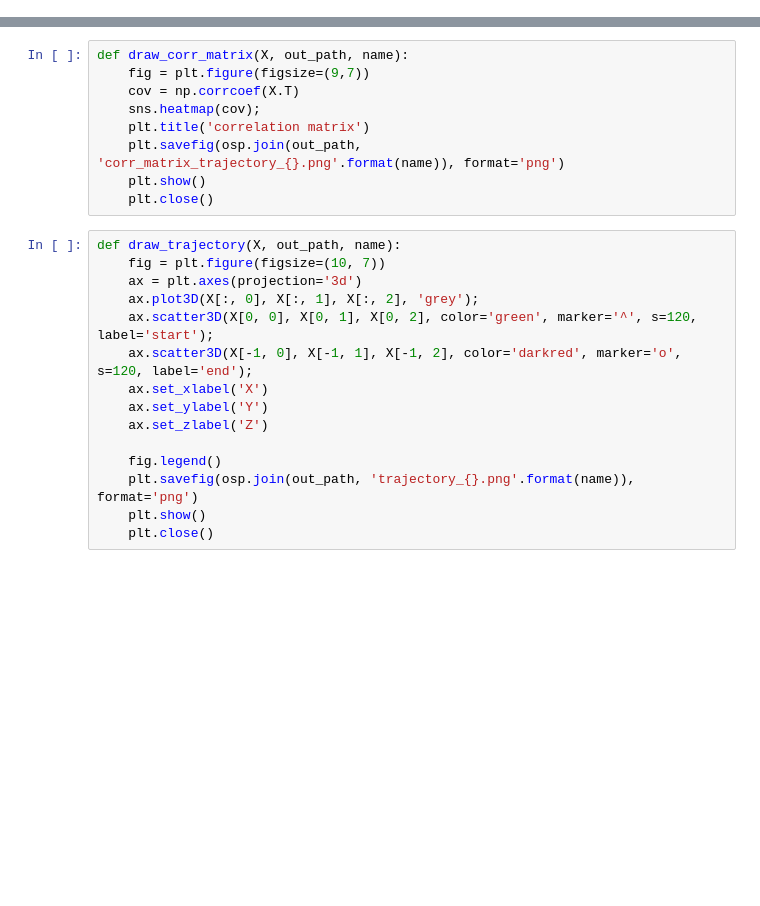
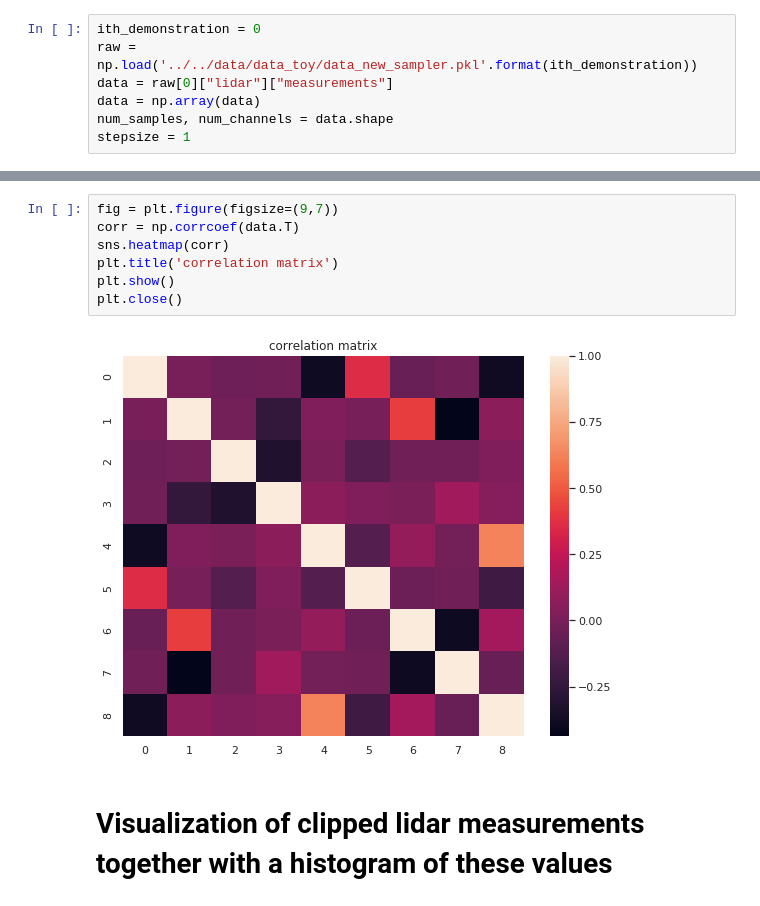
Before and after one commit to georgosgeorgos/DLRC_2018, a Jupyter notebook: experiments/03_visualize_lidar_measurements/lidar_measurements_exploration.ipynb, the cells around one changed output, grey strips where cells are left out. Saved outputs shown, nothing was run; the diff lists cells and outputs as text; blank space fills up the shorter version.

Commit message:
update plots

```diff
--- a/experiments/03_visualize_lidar_measurements/lidar_measurements_exploration.ipynb
+++ b/experiments/03_visualize_lidar_measurements/lidar_measurements_exploration.ipynb
@@ -16,0 +19,7 @@ print(sns.__version__, pd.__version__, np.__version__)
+# %%
+ith_demonstration = 0
+raw = np.load('../../data/data_toy/data_new_sampler.pkl'.format(ith_demonstration))
+data = raw[0]["lidar"]["measurements"]
+data = np.array(data)
+num_samples, num_channels = data.shape
+stepsize = 1
@@ -17,24 +51,11 @@ print(sns.__version__, pd.__version__, np.__version__)
 # %%
-def draw_corr_matrix(X, out_path, name):
-    fig = plt.figure(figsize=(9,7))
-    cov = np.corrcoef(X.T)
-    sns.heatmap(cov);
-    plt.title('correlation matrix')
-    plt.savefig(osp.join(out_path, 'corr_matrix_trajectory_{}.png'.format(name)), format='png')
-    plt.show()
-    plt.close()
+fig = plt.figure(figsize=(9,7))
+corr = np.corrcoef(data.T)
+sns.heatmap(corr)
+plt.title('correlation matrix')
+plt.show()
+plt.close()
+# %% [output]
+[figure, added]
-# %%
-def draw_trajectory(X, out_path, name):
-    fig = plt.figure(figsize=(10, 7))
-    ax = plt.axes(projection='3d')
-    ax.plot3D(X[:, 0], X[:, 1], X[:, 2], 'grey');
-    ax.scatter3D(X[0, 0], X[0, 1], X[0, 2], color='green', marker='^', s=120, label='start');
-    ax.scatter3D(X[-1, 0], X[-1, 1], X[-1, 2], color='darkred', marker='o', s=120, label='end');
-    ax.set_xlabel('X')
-    ax.set_ylabel('Y')
-    ax.set_zlabel('Z')
-
-    fig.legend()
-    plt.savefig(osp.join(out_path, 'trajectory_{}.png'.format(name)), format='png')
-    plt.show()
-    plt.close()
+# %% [markdown]
+# Visualization of clipped lidar measurements together with a histogram of these values
```
Also changed, not shown: parts of 13 cells of this notebook, 1 other file.
